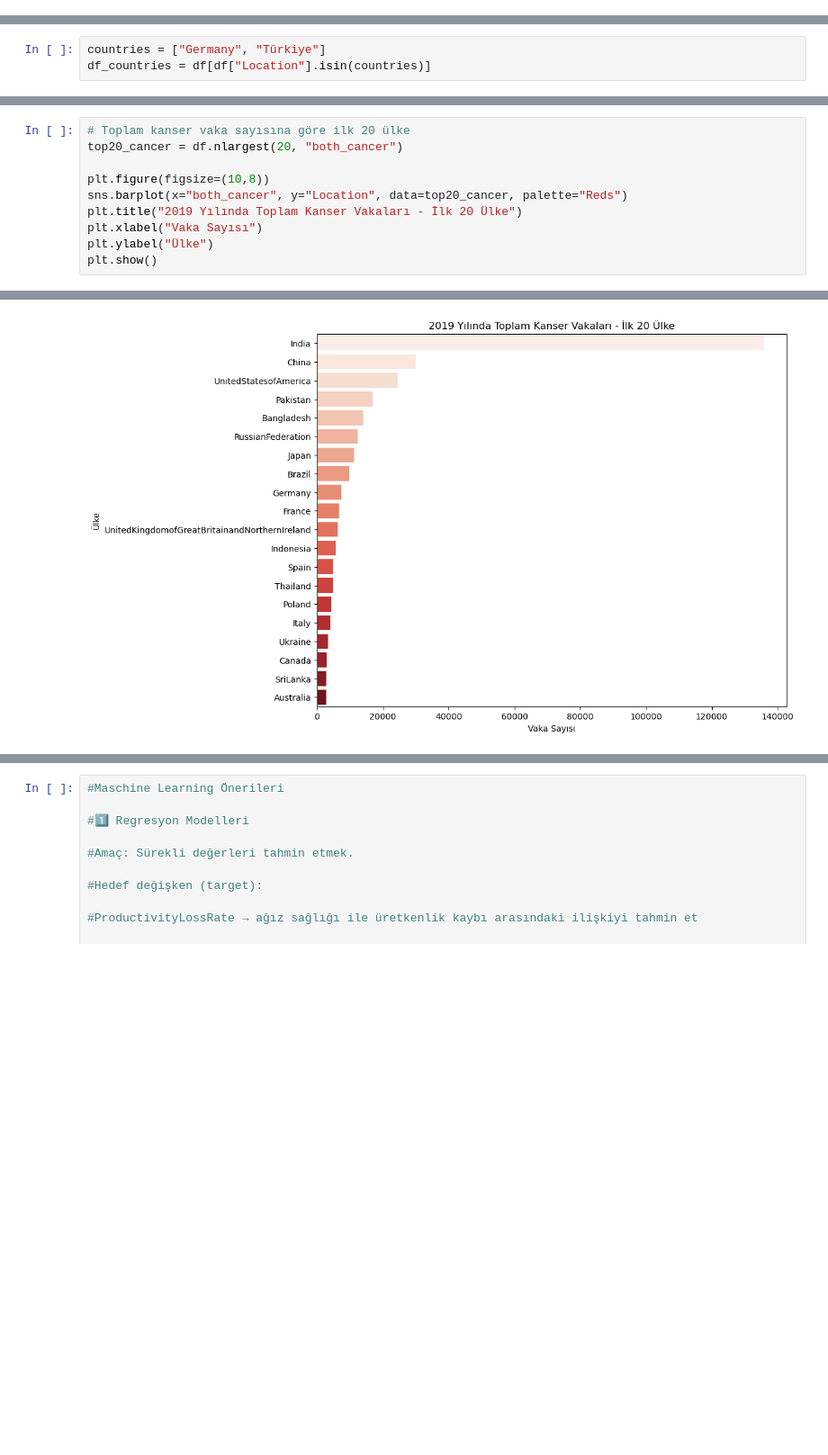
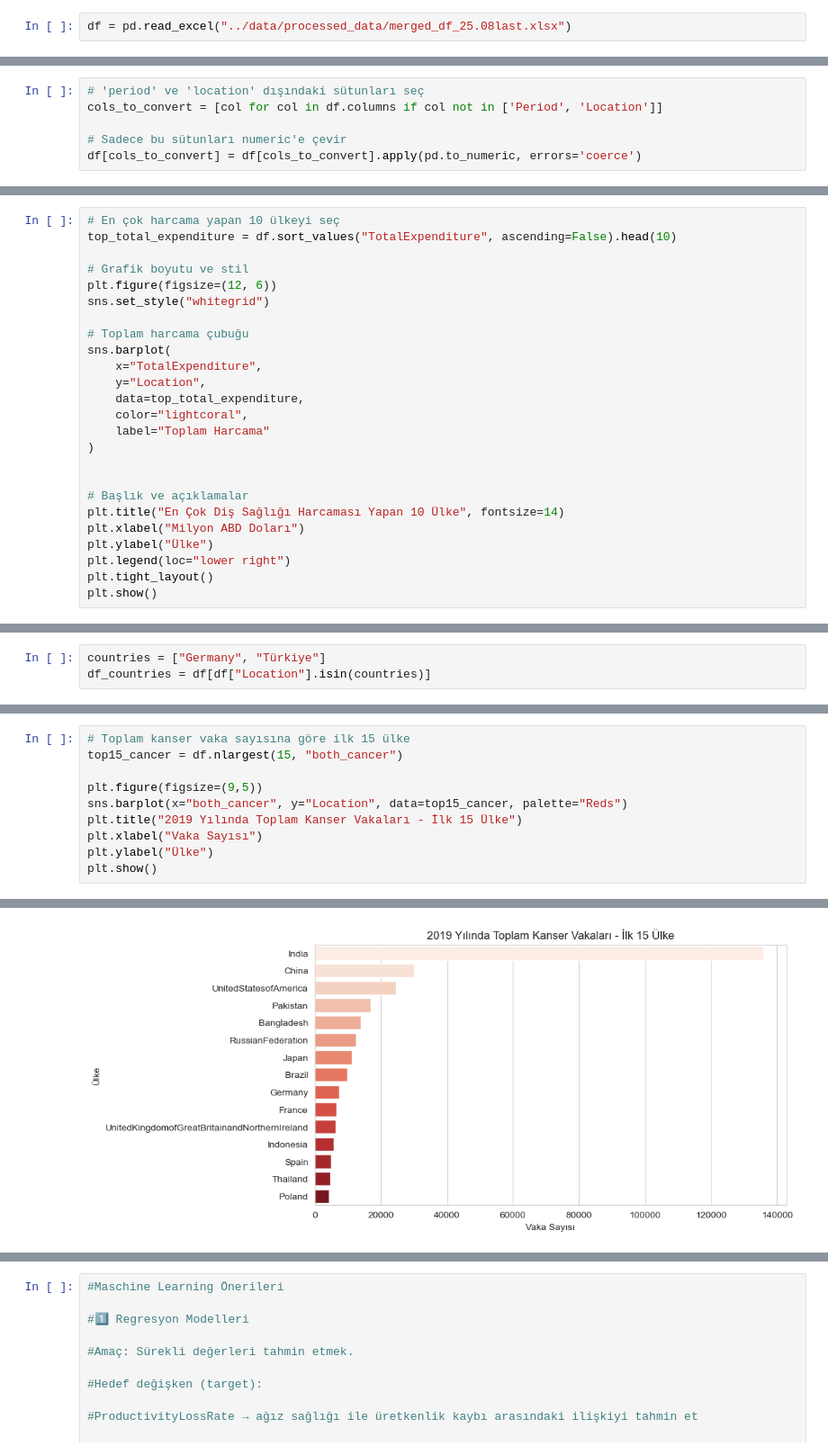
Before and after one commit to GumrahDuyguCulhacik/GlobalDentalStats, a Jupyter notebook: notebooks/mergedlast.ipynb, the cells around one changed output, grey strips where cells are left out. Shown at 90% size. Cells and saved outputs as stored; diff of their text form; blank space fills up the shorter version.

```diff
--- a/notebooks/mergedlast.ipynb
+++ b/notebooks/mergedlast.ipynb
@@ -14 +22,3 @@ df = pd.read_excel("merged_df_25.08last.xlsx")
+# %%
+df = pd.read_excel("../data/processed_data/merged_df_25.08last.xlsx")
 # %%
@@ -77,3 +79,9 @@ for col in cols_to_numeric:
+# %%
+# 'period' ve 'location' dışındaki sütunları seç
+cols_to_convert = [col for col in df.columns if col not in ['Period', 'Location']]
+
+# Sadece bu sütunları numeric'e çevir
+df[cols_to_convert] = df[cols_to_convert].apply(pd.to_numeric, errors='coerce')
 # %%
 df.dtypes
 # %% [output]
@@ -196,3 +194,28 @@ En çok harcama yapan 10 ülke:
 UnitedKingdomofGreatBritainandNorthernIreland            9576.9                 143.2
                                         Spain            8306.3                 178.0
                                     Australia            7370.3                 288.3
+# %%
+# En çok harcama yapan 10 ülkeyi seç
+top_total_expenditure = df.sort_values("TotalExpenditure", ascending=False).head(10)
+
+# Grafik boyutu ve stil
+plt.figure(figsize=(12, 6))
+sns.set_style("whitegrid")
+
+# Toplam harcama çubuğu
+sns.barplot(
+    x="TotalExpenditure",
+    y="Location",
+    data=top_total_expenditure,
+    color="lightcoral",
+    label="Toplam Harcama"
+)
+
+
+# Başlık ve açıklamalar
+plt.title("En Çok Diş Sağlığı Harcaması Yapan 10 Ülke", fontsize=14)
+plt.xlabel("Milyon ABD Doları")
+plt.ylabel("Ülke")
+plt.legend(loc="lower right")
+plt.tight_layout()
+plt.show()
@@ -382,10 +451,10 @@ plt.show()
 # %%
-# Toplam kanser vaka sayısına göre ilk 20 ülke
-top20_cancer = df.nlargest(20, "both_cancer")
+# Toplam kanser vaka sayısına göre ilk 15 ülke
+top15_cancer = df.nlargest(15, "both_cancer")
 
-plt.figure(figsize=(10,8))
-sns.barplot(x="both_cancer", y="Location", data=top20_cancer, palette="Reds")
-plt.title("2019 Yılında Toplam Kanser Vakaları - İlk 20 Ülke")
+plt.figure(figsize=(9,5))
+sns.barplot(x="both_cancer", y="Location", data=top15_cancer, palette="Reds")
+plt.title("2019 Yılında Toplam Kanser Vakaları - İlk 15 Ülke")
 plt.xlabel("Vaka Sayısı")
 plt.ylabel("Ülke")
 plt.show()
@@ -396,4 +462,4 @@ Passing `palette` without assigning `hue` is deprecated and will be removed in v
-[figure, old version]
+[figure, new version]
 # %%
 # Sadece ilk 10 ülke ile örnek
 top10_cancer = df.nlargest(10, "both_cancer")
```
Also changed, not shown: parts of 61 cells of this notebook.
